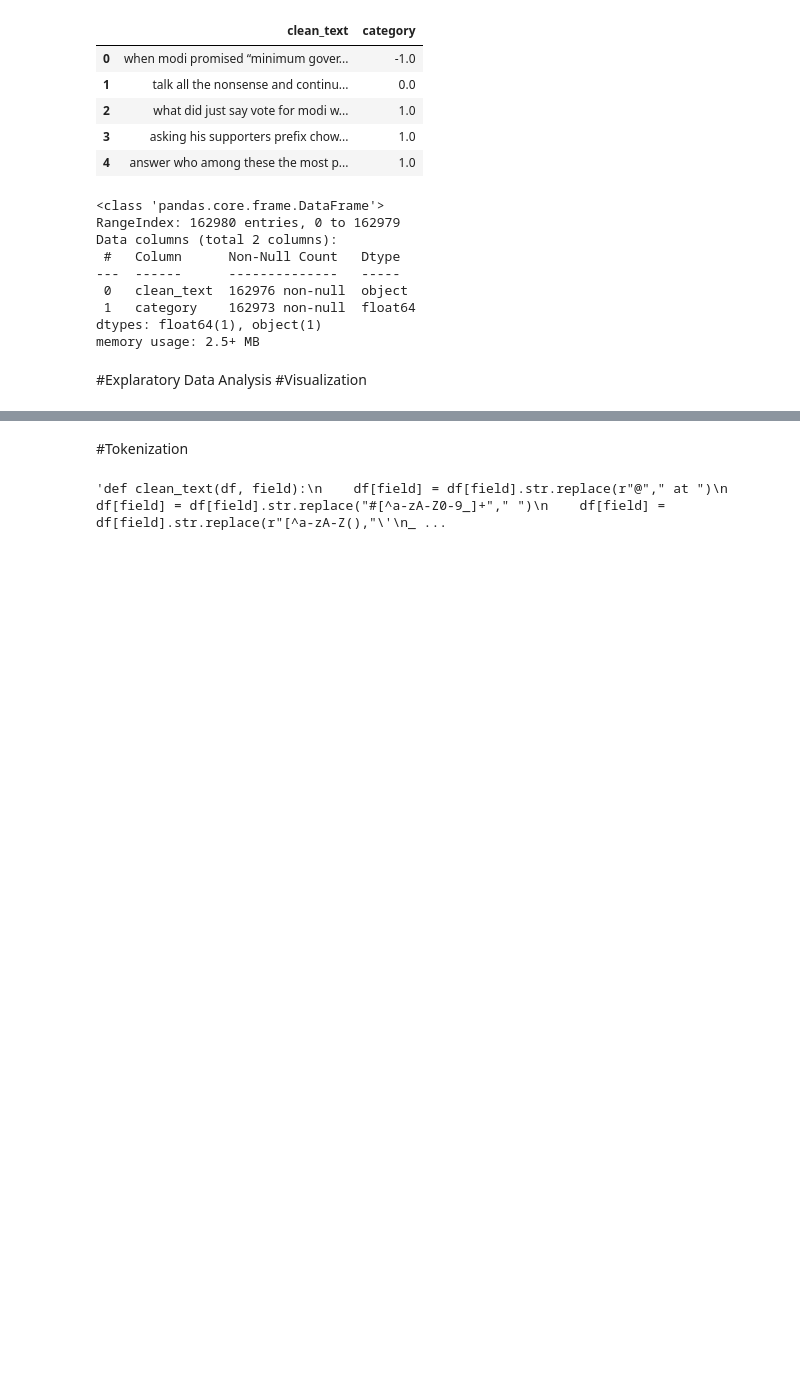
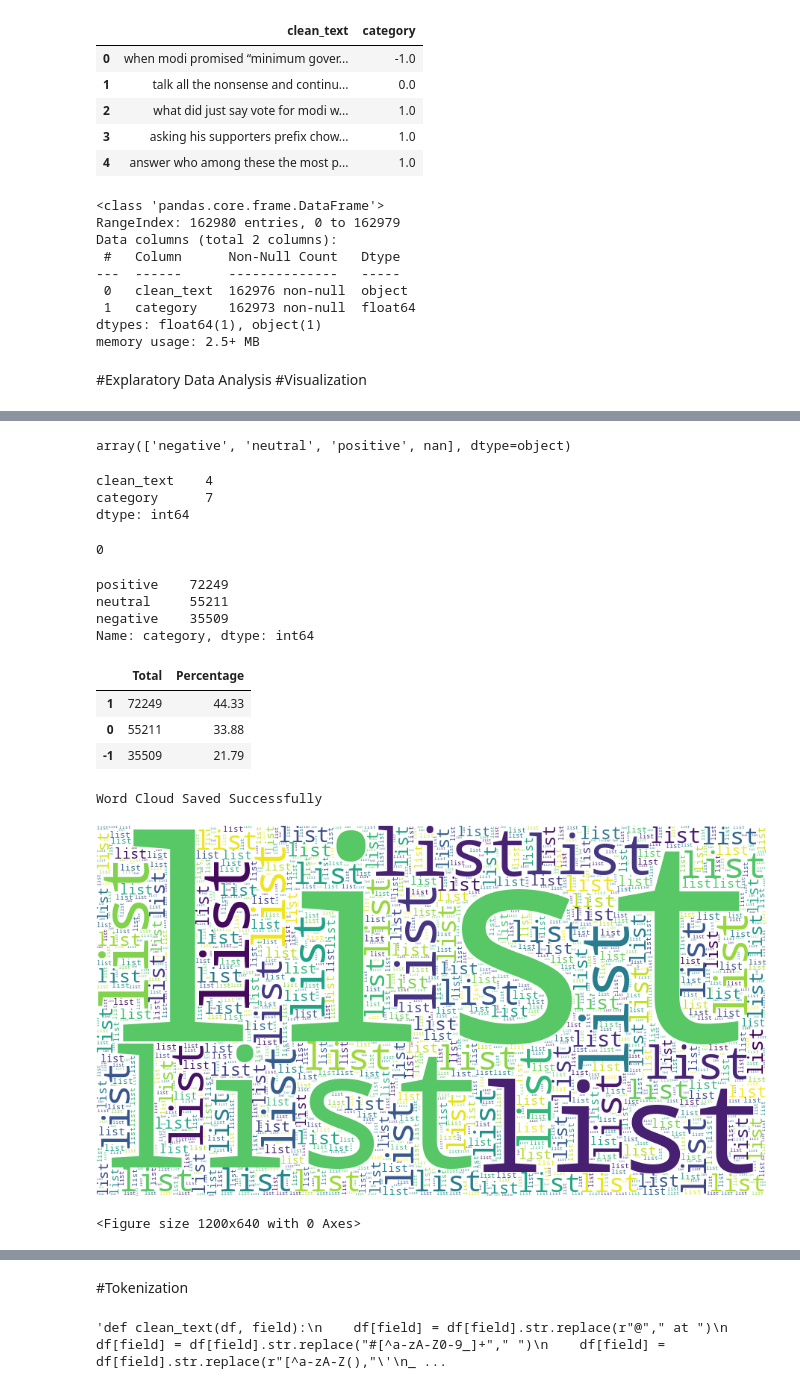
Before and after one commit to mwaoh/Twitter-Sentiment-Analysis, a Jupyter notebook: Twitter_Word_Sentiment_Analysis.ipynb, the cells around one changed output, grey strips where cells are left out. Cells and saved outputs as stored; diff of their text form; code cells hidden in the pictures; blank space fills up the shorter version.

```diff
--- a/Twitter_Word_Sentiment_Analysis.ipynb
+++ b/Twitter_Word_Sentiment_Analysis.ipynb
@@ -204,23 +204,3 @@ def ditribution_plot(x,y,name):
 ditribution_plot(x= dist.index, y= dist.values, name= 'Words Sentiment Distribution')
 # %% [output]
 [interactive output not drawn]
-# %%
-# positive tweets
-
-text = ''
-
-for tweet in df[df['category'] == 1.0]['clean_text']:
-    text += f" {tweet}"
-
-wordcloud = WordCloud(
-width=3000, height=2000, background_color='black',
-stopwords = set(nltk.corpus.stopwords.words("english"))).generate(text)
-
-fig = plt.figure(figsize=(40,30), facecolor='k',edgecolor='k')
-
-plt.imshow(wordcloud, interpolation='bilinear')
-plt.axis('off')
-plt.tight_layout(pad=0)
-plt.show
-
-del text
@@ -228,0 +245,35 @@ LookupError: ignored
+# %%
+df.category.unique()
+# %% [output]
+array(['negative', 'neutral', 'positive', nan], dtype=object)
+# %%
+df.isna().sum()
+# %% [output]
+clean_text    4
+category      7
+dtype: int64
+# %%
+df= df.dropna()
+# %%
+df.duplicated().sum()
+# %% [output]
+0
+# %%
+df['category'].value_counts()
+# %% [output]
+positive    72249
+neutral     55211
+negative    35509
+Name: category, dtype: int64
+# %%
+# Distribution of different classes in sentiment
+def count_values_in_column(data,feature):
+    total=data.loc[:,feature].value_counts(dropna=False)
+    percentage=round(data.loc[:,feature].value_counts(dropna=False,normalize=True)*100,2)
+    return pd.concat([total,percentage],axis=1,keys=["Total","Percentage"])
+count_values_in_column(df,"category")
+# %% [output]
+|  | Total | Percentage |
+| 1 | 72249 | 44.33 |
+| 0 | 55211 | 33.88 |
+| -1 | 35509 | 21.79 |
@@ -228,0 +310,25 @@ LookupError: ignored
+# %%
+from wordcloud import WordCloud,STOPWORDS,ImageColorGenerator
+# Function to Create Wordcloud
+def create_wordcloud(text,path):
+    stopwords = set(STOPWORDS)
+    wc = WordCloud(background_color="white",
+    max_words=3000,
+    stopwords=stopwords,
+    random_state=42,
+    width=900, height=500,
+    repeat=True)
+    wc.generate(str(text))
+    wc.to_file(path)
+    print("Word Cloud Saved Successfully")
+    path=path
+    display(Image.open(path))
+# %%
+from wordcloud import WordCloud,STOPWORDS,ImageColorGenerator
+# Wordcloud for all tweets
+plt.figure(figsize=(15, 8), dpi=80)
+create_wordcloud(df['clean_text'].values,"all.png")
+# %% [output]
+Word Cloud Saved Successfully
+[figure, added]
+<Figure size 1200x640 with 0 Axes>
```
Also changed, not shown: parts of 28 cells of this notebook.
